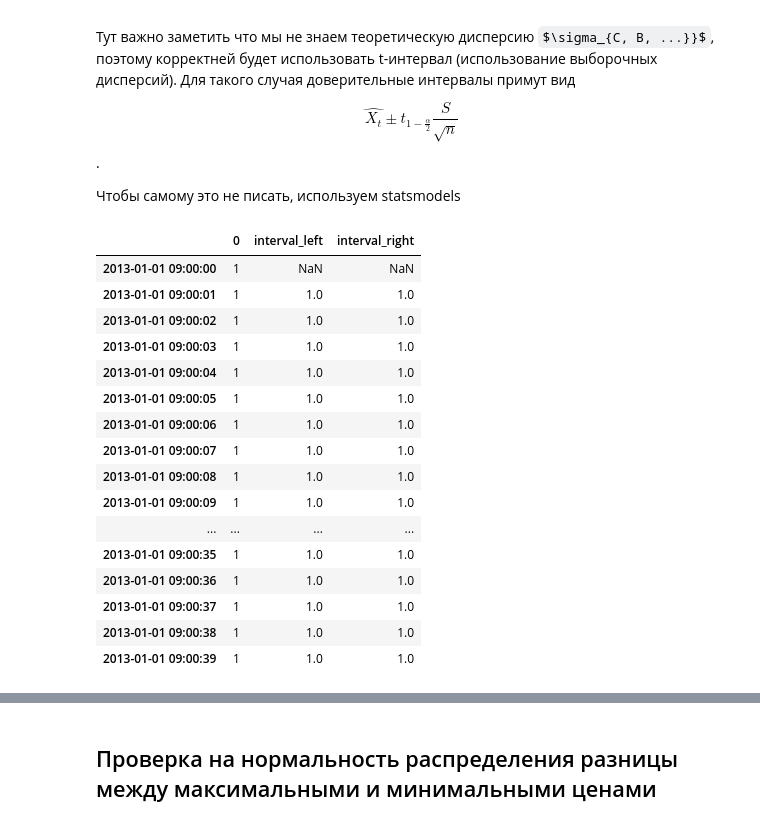
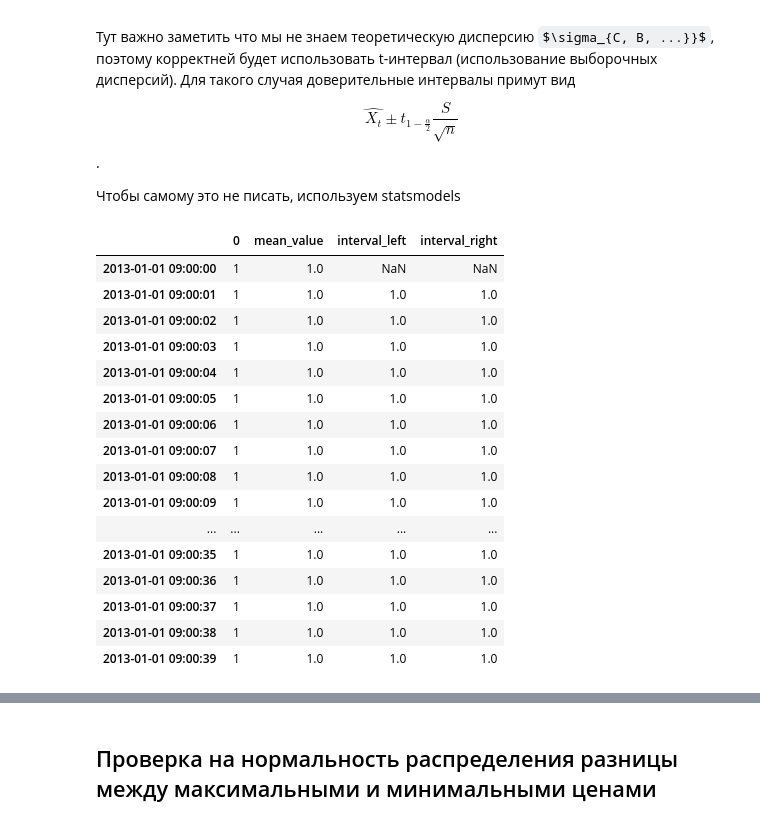
Before and after one commit to Molozey/MiptStatsMethods, a Jupyter notebook: SpreadsTask/Solution.ipynb, the cells around one changed output, grey strips where cells are left out. Saved outputs shown, nothing was run; the diff lists cells and outputs as text; code cells hidden in the pictures; some formulas as TeX source.

Commit message:
chore(task 6): add intervals

```diff
--- a/SpreadsTask/Solution.ipynb
+++ b/SpreadsTask/Solution.ipynb
@@ -26,34 +70,46 @@ $$\hat{X_t} \pm t_{1 - \frac{\alpha}{2}}\frac{S}{\sqrt{n}}$$.
 # %%
 def create_bb_analog(observations: pd.Series, window_size_sec: int = 10, alpha=0.05):
     def apply_interval_to_window(ser: pd.Series):
         mean_value = ser.mean()
-        std_value = ser.std(ddof=1)/np.sqrt(len(ser))
-        return  _tconfint_generic(mean_value, std_value, len(ser) - 1, alpha, 'two-sided')
-    intervals = pd.DataFrame([apply_interval_to_window(window) for window in observations.rolling(f'{window_size_sec}s')])
-    intervals.columns = ["interval_left", "interval_right"]
+        std_value = ser.std(ddof=1) / np.sqrt(len(ser))
+        left, right = _tconfint_generic(
+            mean_value, std_value, len(ser) - 1, alpha, "two-sided"
+        )
+        return mean_value, left, right
+
+    intervals = pd.DataFrame(
+        [
+            apply_interval_to_window(window)
+            for window in observations.rolling(f"{window_size_sec}s")
+        ]
+    )
+    intervals.columns = ["mean_value", "interval_left", "interval_right"]
     intervals.index = observations.index
     return pd.concat([observations, intervals], axis=1)
-
-
-
-test_NUM = 40
-test_series = pd.Series([1] * test_NUM, index=[pd.Timestamp(f'20130101 09:00:{_ if _ >=10 else f"0{_}"}') for _ in range(test_NUM)])
-create_bb_analog(observations=test_series, window_size_sec=3)
+# test_NUM = 40
+# test_series = pd.Series(
+#     [1] * test_NUM,
+#     index=[
+#         pd.Timestamp(f'20130101 09:00:{_ if _ >=10 else f"0{_}"}')
+#         for _ in range(test_NUM)
+#     ],
+# )
+# create_bb_analog(observations=test_series, window_size_sec=3)
 # %% [output]
-|  | 0 | interval_left | interval_right |
-| 2013-01-01 09:00:00 | 1 | NaN | NaN |
-| 2013-01-01 09:00:01 | 1 | 1.0 | 1.0 |
-| 2013-01-01 09:00:02 | 1 | 1.0 | 1.0 |
-| 2013-01-01 09:00:03 | 1 | 1.0 | 1.0 |
-| 2013-01-01 09:00:04 | 1 | 1.0 | 1.0 |
-| 2013-01-01 09:00:05 | 1 | 1.0 | 1.0 |
-| 2013-01-01 09:00:06 | 1 | 1.0 | 1.0 |
-| 2013-01-01 09:00:07 | 1 | 1.0 | 1.0 |
-| 2013-01-01 09:00:08 | 1 | 1.0 | 1.0 |
-| 2013-01-01 09:00:09 | 1 | 1.0 | 1.0 |
-| ... | ... | ... | ... |
-| 2013-01-01 09:00:35 | 1 | 1.0 | 1.0 |
-| 2013-01-01 09:00:36 | 1 | 1.0 | 1.0 |
-| 2013-01-01 09:00:37 | 1 | 1.0 | 1.0 |
-| 2013-01-01 09:00:38 | 1 | 1.0 | 1.0 |
-| 2013-01-01 09:00:39 | 1 | 1.0 | 1.0 |
+|  | 0 | mean_value | interval_left | interval_right |
+| 2013-01-01 09:00:00 | 1 | 1.0 | NaN | NaN |
+| 2013-01-01 09:00:01 | 1 | 1.0 | 1.0 | 1.0 |
+| 2013-01-01 09:00:02 | 1 | 1.0 | 1.0 | 1.0 |
+| 2013-01-01 09:00:03 | 1 | 1.0 | 1.0 | 1.0 |
+| 2013-01-01 09:00:04 | 1 | 1.0 | 1.0 | 1.0 |
+| 2013-01-01 09:00:05 | 1 | 1.0 | 1.0 | 1.0 |
+| 2013-01-01 09:00:06 | 1 | 1.0 | 1.0 | 1.0 |
+| 2013-01-01 09:00:07 | 1 | 1.0 | 1.0 | 1.0 |
+| 2013-01-01 09:00:08 | 1 | 1.0 | 1.0 | 1.0 |
+| 2013-01-01 09:00:09 | 1 | 1.0 | 1.0 | 1.0 |
+| ... | ... | ... | ... | ... |
+| 2013-01-01 09:00:35 | 1 | 1.0 | 1.0 | 1.0 |
+| 2013-01-01 09:00:36 | 1 | 1.0 | 1.0 | 1.0 |
+| 2013-01-01 09:00:37 | 1 | 1.0 | 1.0 | 1.0 |
+| 2013-01-01 09:00:38 | 1 | 1.0 | 1.0 | 1.0 |
+| 2013-01-01 09:00:39 | 1 | 1.0 | 1.0 | 1.0 |
```
Also changed, not shown: parts of 9 cells of this notebook.
